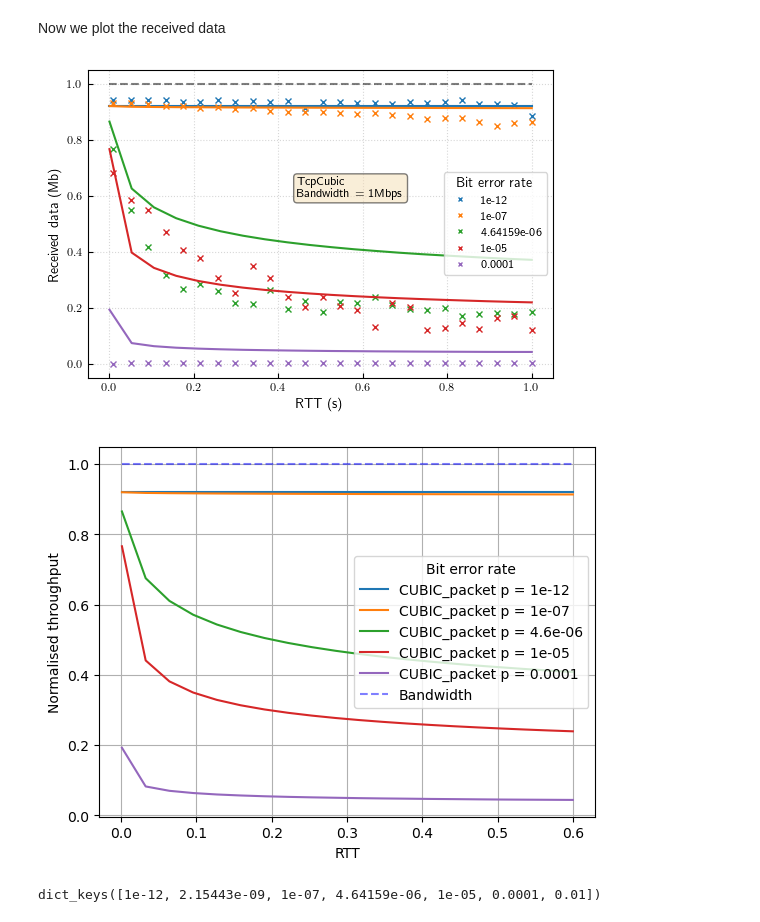
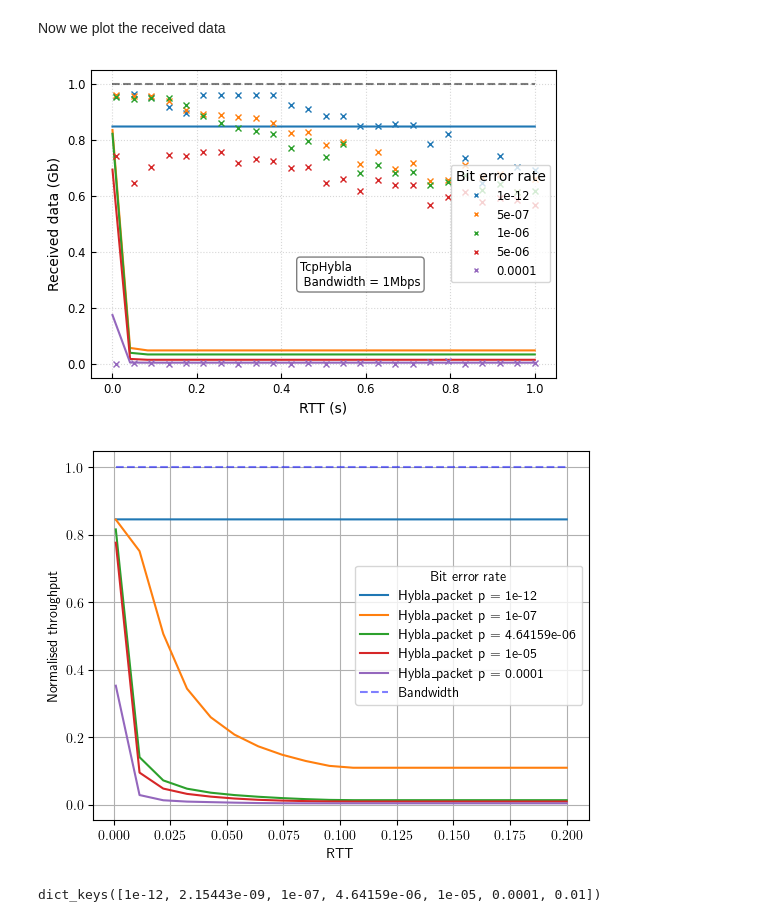
Before and after one commit to megretj/qpepcca, a Jupyter notebook: ns3_analysis.ipynb, the cells around one changed output. Drawn from its saved outputs; the diff is of its cells as text; code cells hidden in the pictures.

Commit message:
more plots

```diff
--- a/ns3_analysis.ipynb
+++ b/ns3_analysis.ipynb
@@ -1954,7 +1956,7 @@ mtu = 1500*8 # bits
 props = dict(boxstyle='round', facecolor='wheat', alpha=0.5)
 bw = "1Mbps"
 bdw = 1e6
-cca = "TcpCubic"
+cca = "TcpHybla"
 folder_path = f"../../../Documents/Github/ns-3-dev/results/tcp_model_comparison_final/{cca}/"
 
 # Get a list of all files in the folder
@@ -1982,8 +1984,8 @@ for i,filename in enumerate(file_list):
 
 # sort the dictionary by error key
 results[bw] = dict(sorted(results[bw].items()))
-bit_error = [1e-12, 1e-07, 4.64159e-06, 1e-05, 0.0001]
-rtts = np.linspace(0.001,1,20)
+bit_error = [1e-12, 5e-7, 1e-6, 5e-6, 0.0001]
+rtts = np.linspace(0.001,1,25)
 throughputs = np.zeros((len(bit_error),len(rtts)))
 points = np.zeros((len(bit_error),len(results[bw][error]),4))
 for j,error in enumerate(bit_error):
@@ -1995,46 +1997,52 @@ for j,error in enumerate(bit_error):
         #     points[i,:] = float(rtt)*2 , 0, 0, 0
         points[j,i,:] = float(rtt)*2/1000 , np.max(results[bw][error][rtt])/1000, np.min(results[bw][error][rtt]), np.max(results[bw][error][rtt])
     for i, rtt in enumerate(rtts):
-        cubic = CCA_MarkovChain_CUBIC_bit(packet_err=error*(1500*8),beta=0.7,N=100,C = 41,RTT_real=rtt)
+        cubic = CCA_MarkovChain_Hybla_bit(packet_err=error*(1500*8),beta=0.7,N=130,C = 83,RTT_real=rtt,RTT0=0.05)
         throughputs[j,i] = cubic.avg_throughput()
     #points[j,:,:] = points[points[:,0].argsort()]
     #ax.errorbar(points[:,0],points[:,1], yerr=[abs(points[:,1]-points[:,2]), abs(points[:,3]-points[:,1])], fmt='none', capsize=5,alpha=0.5, color=my_colours[j%len(my_colours)])
     #ax.errorbar(points[:,0],points[:,1], yerr=[points[:,1]*0.1, points[:,1]*0.08], fmt='none', capsize=5,alpha=0.5, color=my_colours[j%len(my_colours)])
 # %%
-plt.rcParams['text.usetex'] = True
+def save_figure(destination="./figures/ns3_results/temp.png"):
+    plt.rcParams['text.usetex'] = True
+    plt.savefig(destination, bbox_inches='tight', dpi=400)
+    plt.show()
+    plt.rcParams.update(plt.rcParamsDefault)
+
+props = dict(boxstyle='round', facecolor='white', alpha=0.5)
 fig, ax = plt.subplots(1,1,figsize=(6,4))
-for j,error in enumerate(packet_error):
+for j,error in enumerate(bit_error):
     ax.plot(points[j,:,0],points[j,:,1]*8/1e6,label=error,marker='x', markerfacecolor="none", markersize = '4',linestyle='',color=my_colours[j%len(my_colours)])
     ax.plot(rtts,throughputs[j,:],color=my_colours[j%len(my_colours)])
 #ax.set_ylim(0, 35)
 #plot horizontal line at 1000Mb
 ax.hlines(1,0,1,linestyle='--',color='black', alpha = 0.5)
-ax.text(0.45, 0.65, f"{cca}\n Bandwidth = {bw}", transform=ax.transAxes, fontsize="small",
+ax.text(0.45, 0.38, f"{cca}\n Bandwidth = {bw}", transform=ax.transAxes, fontsize="small",
         verticalalignment='top', bbox=props)
 ax.legend(title="Bit error rate",loc='center right',fontsize="small", markerscale=0.6, ncols=1)
 plt.tick_params(axis='both', direction='in',labelsize="small", grid_alpha=0.5, grid_linestyle=':')
 ax.grid()
 ax.set_xlabel("RTT (s)")
-ax.set_ylabel("Received data (Mb)")
-plt.savefig("./figures/ns3_results/cubic_received_v_rtt.png", bbox_inches='tight', dpi=400)
+ax.set_ylabel("Received data (Gb)")
+save_figure(destination = "./figures/ns3_results/hybla_received_v_rtt.png")
 plt.show()
 # %% [output]
-[figure, old version]
+[figure, new version]
 # %%
 from ccaModels import CCA_MarkovChain_Hybla_bit, CCA_MarkovChain_CUBIC_bit
 # For a bandwidth of 500Kbits, a packet size of 1500 bytes, the bandwidth in packets is 500000/(1500*8) = 41.67 packets per second
-rtts = np.linspace(0.001,0.6,20)
+rtts = np.linspace(0.001,0.2,20)
 packet_error = np.array([1e-12, 1e-07, 4.64159e-06, 1e-05, 0.0001])
 throughputs = np.zeros((2*len(packet_error),len(rtts)))
 for k, err in enumerate(packet_error):
     for i, rtt in enumerate(rtts):
-        #wireless = CCA_MarkovChain_Hybla_bit(packet_err=err,beta=0.7,N=100,C = 41,RTT_real=rtt, RTT0=0.05)
-        cubic = CCA_MarkovChain_CUBIC_bit(packet_err=err*(1500*8),beta=0.7,N=100,C = 41,RTT_real=rtt)
-        #throughputs[2*k,i] = wireless.avg_throughput()
-        throughputs[2*k+1,i] = cubic.avg_throughput()
+        wireless = CCA_MarkovChain_Hybla_bit(packet_err=err*(1500*8),beta=0.7,N=100,C = 41,RTT_real=rtt, RTT0=0.1)
+        #cubic = CCA_MarkovChain_CUBIC_bit(packet_err=err*(1500*8),beta=0.7,N=100,C = 41,RTT_real=rtt)
+        throughputs[2*k,i] = wireless.avg_throughput()
+        #throughputs[2*k+1,i] = cubic.avg_throughput()
 for k,err in enumerate(packet_error):
-    #plt.plot(rtts,throughputs[2*k,:], label = "Hybla_packet p = {}".format(err))
-    plt.plot(rtts,throughputs[2*k+1,:], label = "CUBIC_packet p = {}".format(err))
+    plt.plot(rtts,throughputs[2*k,:], label = "Hybla_packet p = {}".format(err))
+    #plt.plot(rtts,throughputs[2*k+1,:], label = "CUBIC_packet p = {}".format(err))
 plt.plot(rtts,np.ones(len(rtts)),linestyle='--',color='blue', alpha = 0.5,label="Bandwidth")
 plt.legend(title='Bit error rate')
 plt.grid()
@@ -2044,7 +2052,7 @@ plt.show()
 # Notice that the throughput of hybla is not affected by the rtt (appart from the first value which must be an error of some kind)
 # Cubic is affected by rtt (as we can see with the line p = 0.0001)
 # %% [output]
-[figure, old version]
+[figure, new version]
 # %%
 print(results[bw].keys())
 # %% [output]
```
Also changed, not shown: parts of 3 cells of this notebook, 3 other files.
